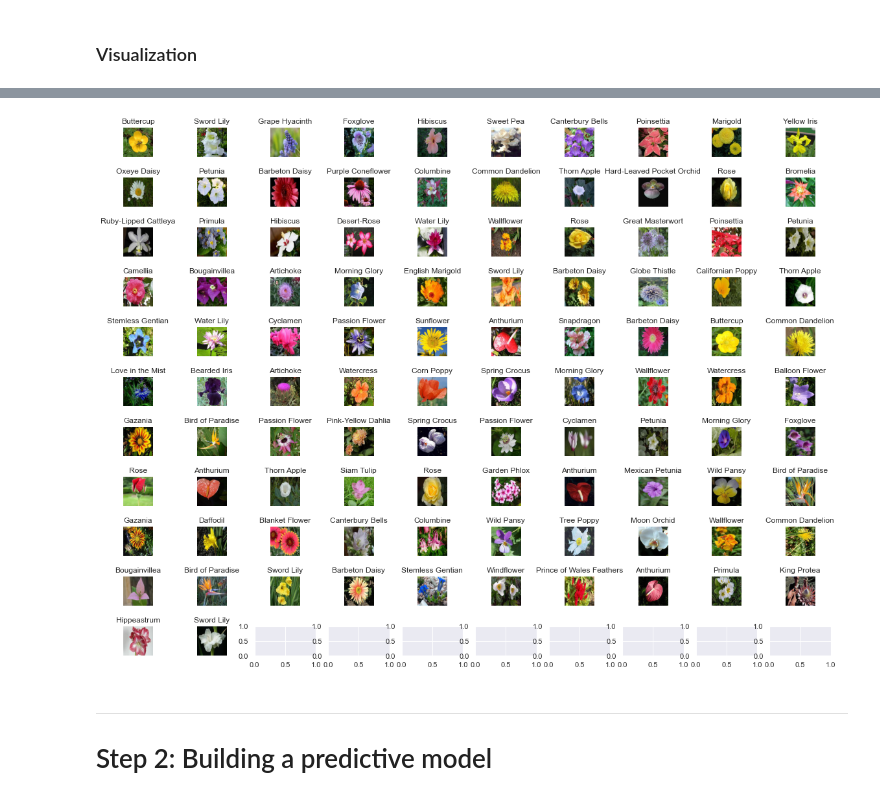
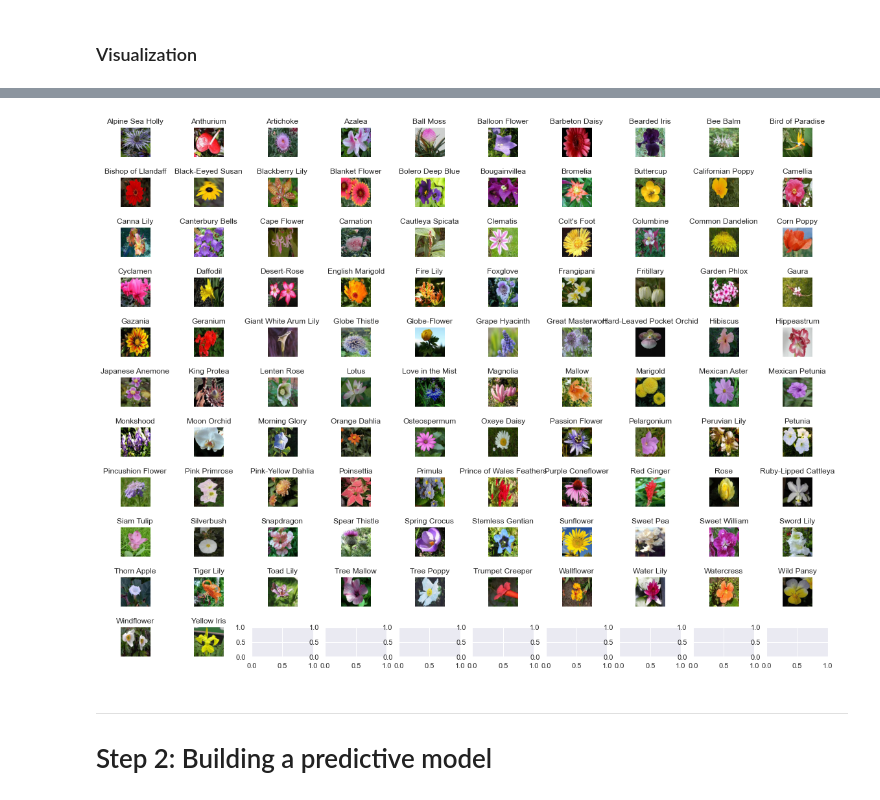
Before and after one commit to ElsaLopez133/PACHAMAMA, a Jupyter notebook: starting_kit/README.ipynb, the cells around one changed output, grey strips where cells are left out. Drawn from its saved outputs; the diff is of its cells as text; code cells hidden in the pictures.

Commit message:
Show all cat ipynb

```diff
--- a/starting_kit/README.ipynb
+++ b/starting_kit/README.ipynb
@@ -182,24 +182,26 @@ array(['Buttercup', 'Sword Lily', 'Grape Hyacinth', 'Foxglove',
 # %%
 number_of_images_to_show = 102
 
 images = data["train_images"]
 labels = data["train_labels"]
 
 fig, _axs = plt.subplots(nrows=11, ncols=10, figsize=(20,15))
 fig.subplots_adjust(hspace=0.7)
 axs = _axs.flatten()
 
+df_labels = pd.Series(labels)
 
-for i in range(number_of_images_to_show):
-    img = images[i]
-    label = labels[i]
+for i, cat in enumerate(data["categories"]):
+    ind_cat = df_labels[df_labels == cat].index[0]
+    img = images[ind_cat]
+    label = labels[ind_cat]
     axs[i].set_title('{}'.format(label))
     axs[i].imshow(img)
     axs[i].set_axis_off()
 
 plt.show()
 # %% [output]
-[figure, old version]
+[figure, new version]
 # %% [markdown]
 ***
 # Step 2: Building a predictive model
```
